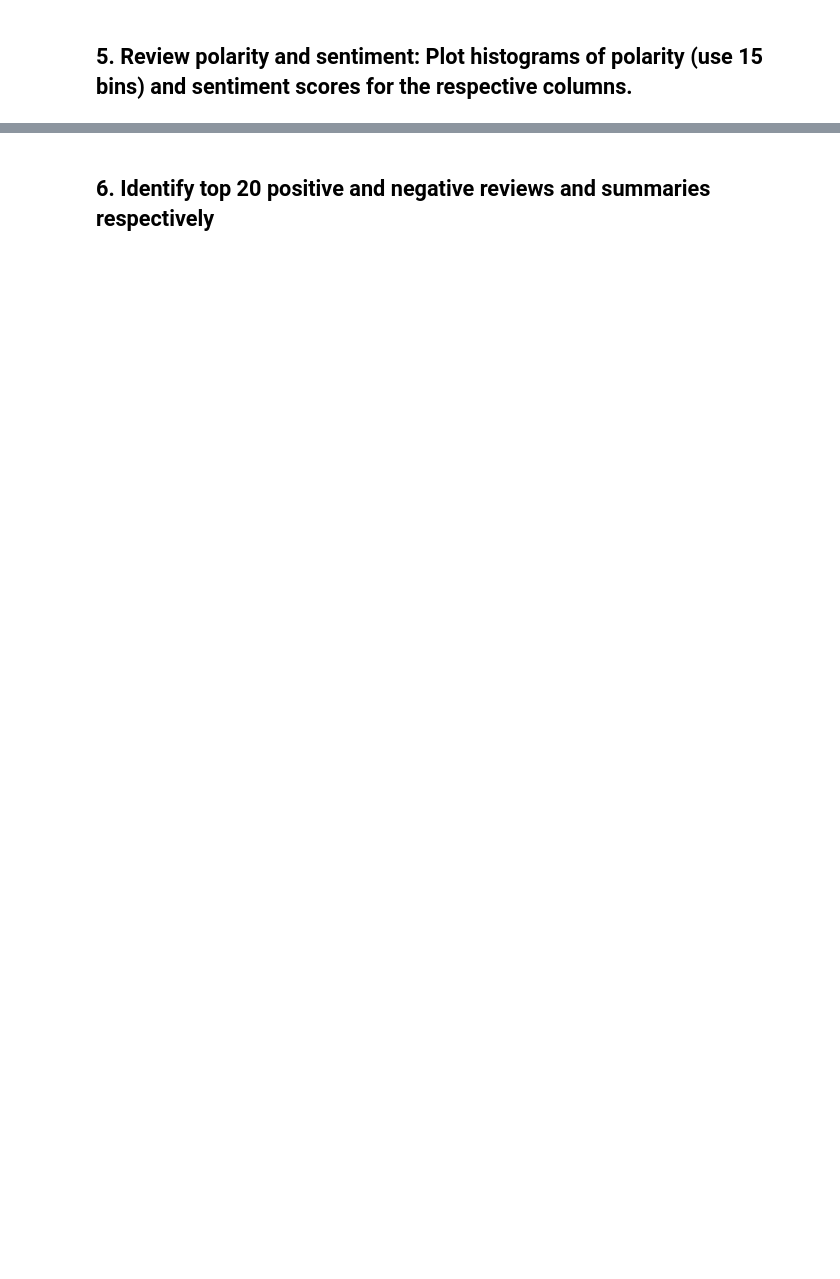
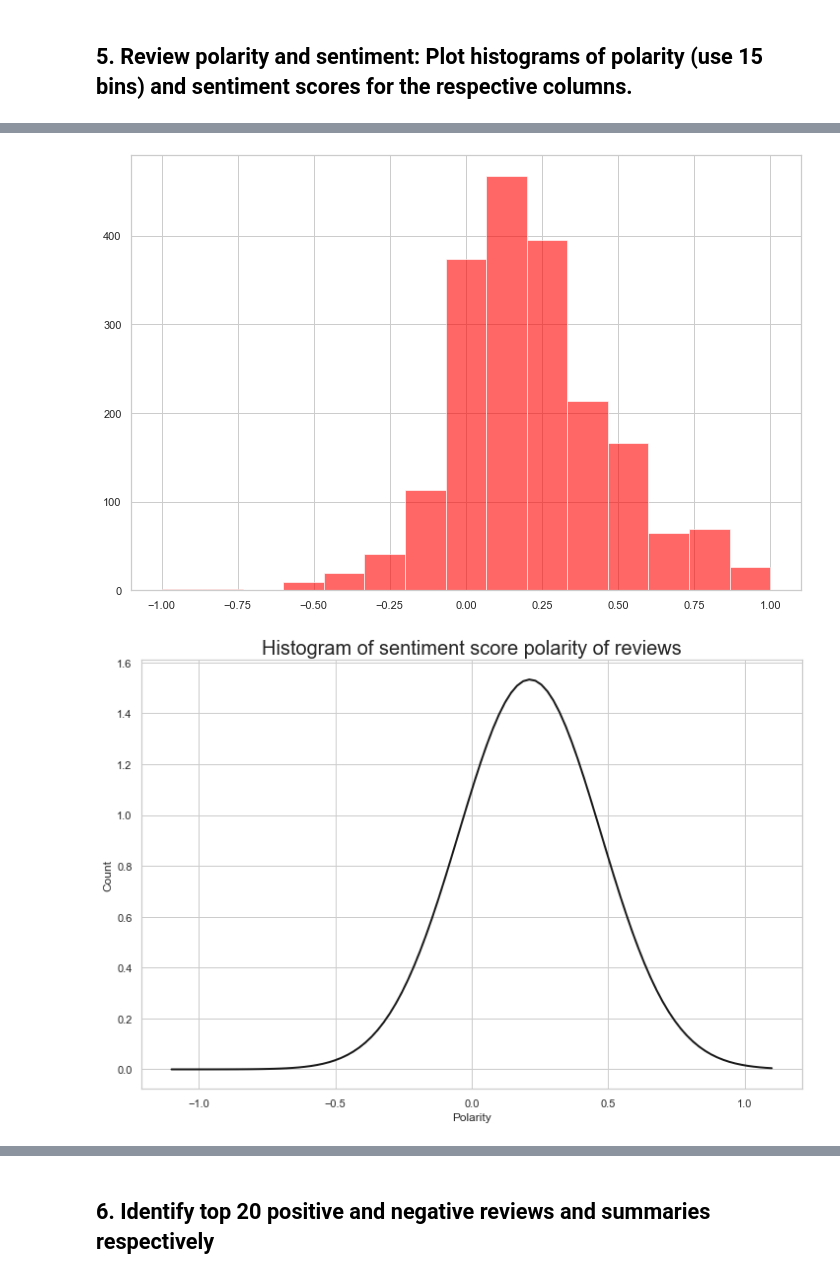
Before and after one commit to JavierConde1976/Cohort-2_LSE_DA301_assignment, a Jupyter notebook: LSE_DA301_assignment_EDA_Javier_Conde.ipynb, the cells around one changed output, grey strips where cells are left out. Saved outputs shown, nothing was run; the diff lists cells and outputs as text; code cells hidden in the pictures; blank space fills up the shorter version.

```diff
--- a/LSE_DA301_assignment_EDA_Javier_Conde.ipynb
+++ b/LSE_DA301_assignment_EDA_Javier_Conde.ipynb
@@ -1236,6 +1335,8 @@ def generate_polarity(comment):
     return TextBlob(comment).sentiment[0]
 # %%
 # Determine polarity of both columns.
-
+df4['polarity_review'] = df4['review'].apply(generate_polarity)
+df4['polarity_summary'] = df4['summary'].apply(generate_polarity)
 
 # View output.
+df4
@@ -1242,8 +1357,23 @@ def generate_polarity(comment):
 # %%
 # Review: Create a histogram plot with bins = 15.
+
 # Histogram of polarity
-
+num_bins = 15
+plt.hist(df4['polarity_review'], num_bins, facecolor='red', alpha=0.6)
 
 # Histogram of sentiment score
+xmin, xmax = plt.xlim()
+x = np.linspace(xmin, xmax, 100)
+mu, std = norm.fit(df4['polarity_review'])
+p = norm.pdf(x, mu, std)
+plt.figure(figsize=(12, 8))
+plt.plot(x, p, 'k', linewidth=2)
+plt.xlabel('Polarity', fontsize=12)
+plt.ylabel('Count', fontsize=12)
+plt.title('Histogram of sentiment score polarity of reviews', fontsize=20)
+plt.show()
+# %% [output]
+[figure, added]
+[figure, added]
 # %%
 # Summary: Create a histogram plot with bins = 15.
```
Also changed, not shown: parts of 18 cells of this notebook.
